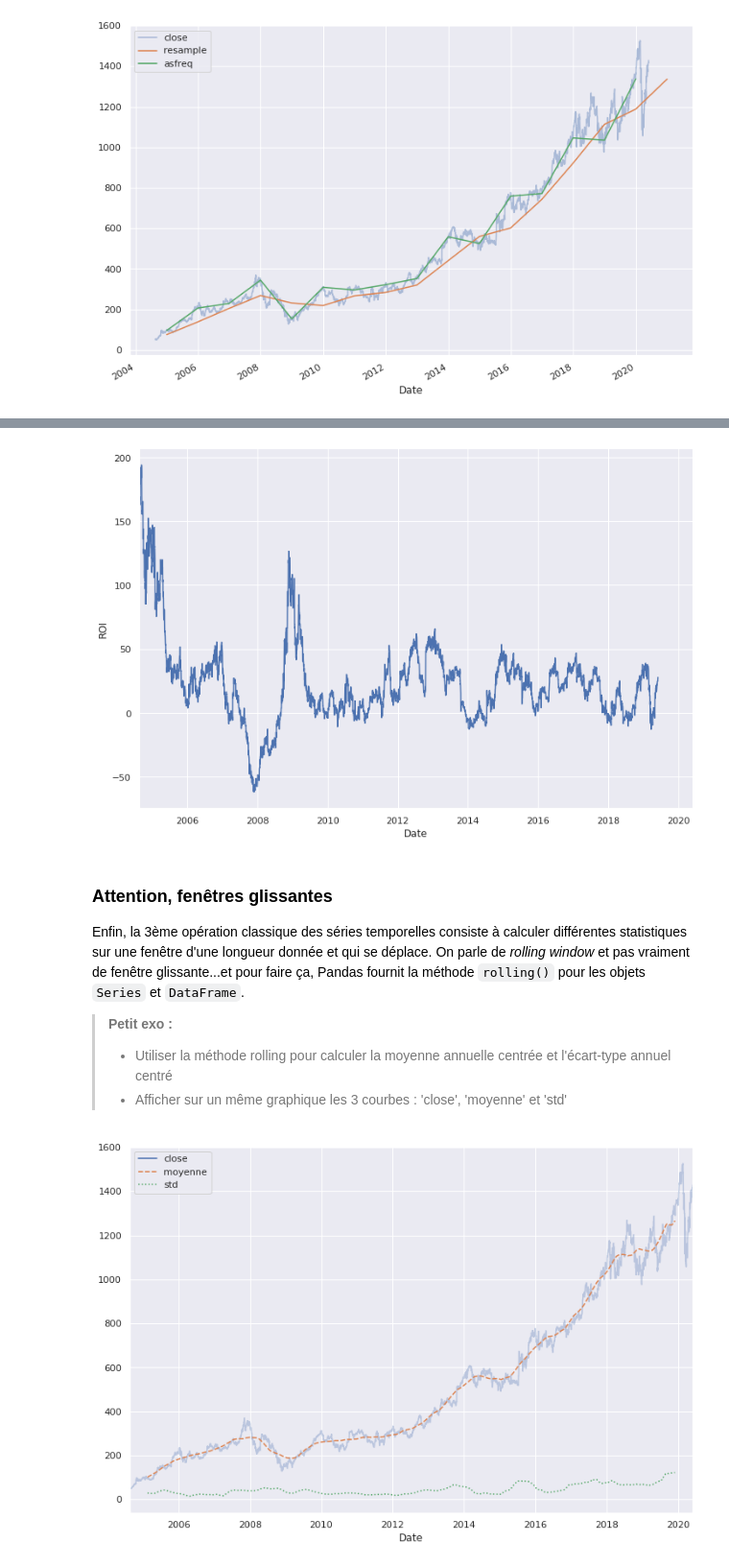
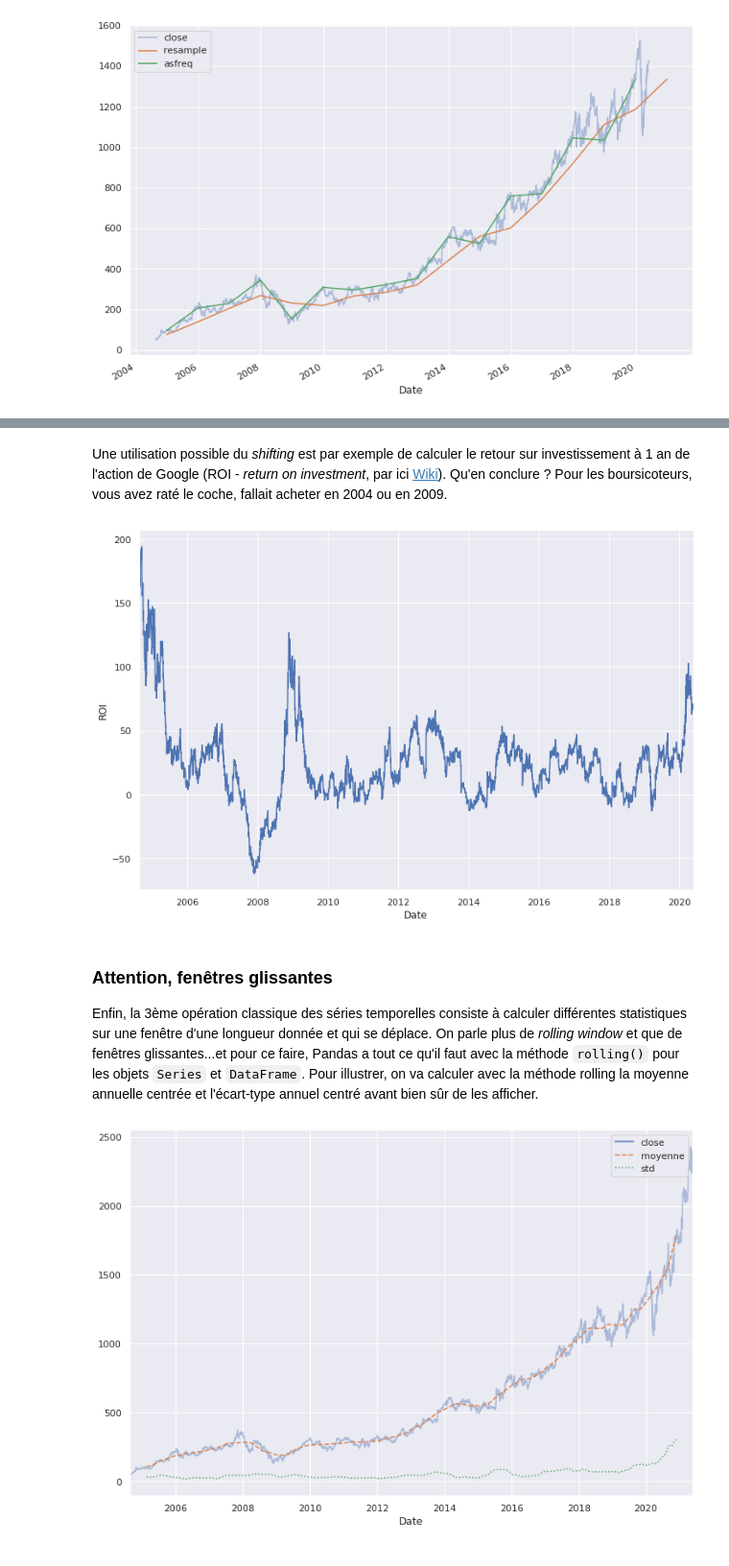
Before and after one commit to Statoscop/notebooks-blog, a Jupyter notebook: Series temporelles/SeriesTemp_Python_2.ipynb, the cells around one changed output, grey strips where cells are left out. Shown: that part at 96% size. Saved outputs shown, nothing was run; the diff lists cells and outputs as text; code cells hidden in the pictures.

```diff
--- a/Series temporelles/SeriesTemp_Python_2.ipynb
+++ b/Series temporelles/SeriesTemp_Python_2.ipynb
@@ -159,27 +181,25 @@ ax[2].axvline(local_max + offset, alpha=0.3, color='red');
+# %% [markdown]
+Une utilisation possible du *shifting* est par exemple de calculer le retour sur investissement à 1 an de l'action de Google (ROI - *return on investment*, par ici [Wiki](https://en.wikipedia.org/wiki/Return_on_investment)). Qu'en conclure ? Pour les boursicoteurs, vous avez raté le coche, fallait acheter en 2004 ou en 2009.
 # %%
-ROI = 100 * (goog.tshift(-365) / goog - 1)
-ROI.iloc[365:].plot()
+ROI_1 = 100 * (goog.shift(-365) / goog - 1)
+ROI_1.iloc[:-365].plot()
 plt.ylabel('ROI');
 # %% [output]
-[figure, old version]
+[figure, new version]
 # %% [markdown]
 ### Attention, fenêtres glissantes
 
-Enfin, la 3ème opération classique des séries temporelles consiste à calculer différentes statistiques sur une fenêtre d'une longueur donnée et qui se déplace. On parle de *rolling window* et pas vraiment de fenêtre glissante...et pour faire ça, Pandas fournit la méthode `rolling()` pour les objets `Series` et `DataFrame`.
-
-> **Petit exo :**
->- Utiliser la méthode rolling pour calculer la moyenne annuelle centrée et l'écart-type annuel centré
->- Afficher sur un même graphique les 3 courbes : 'close', 'moyenne' et 'std'
+Enfin, la 3ème opération classique des séries temporelles consiste à calculer différentes statistiques sur une fenêtre d'une longueur donnée et qui se déplace. On parle plus de *rolling window* et que de fenêtres glissantes...et pour ce faire, Pandas a tout ce qu'il faut avec la méthode `rolling()` pour les objets `Series` et `DataFrame`. Pour illustrer, on va calculer avec la méthode rolling la moyenne annuelle centrée et l'écart-type annuel centré avant bien sûr de les afficher.
 # %%
 rol = goog.rolling(365, center=True)
 
 data = pd.DataFrame({'close': goog,
                      'moyenne': rol.mean(),
                      'std': rol.std()})
 ax = data.plot(style=['-', '--', ':'])
-ax.lines[0].set_alpha(0.3)
+ax.lines[0].set_alpha(0.4)
 # %% [output]
-[figure, old version]
+[figure, new version]
 # %% [markdown]
 ## Un exemple de visualisation : le nombre de vélos à Paris Montparnasse
 
```
Also changed, not shown: parts of 45 cells of this notebook, 3 other files.
